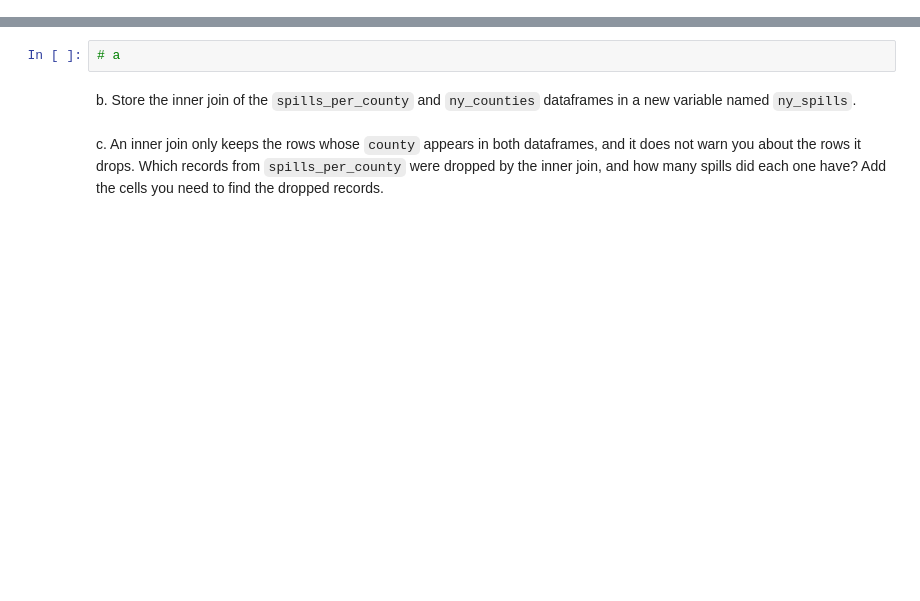
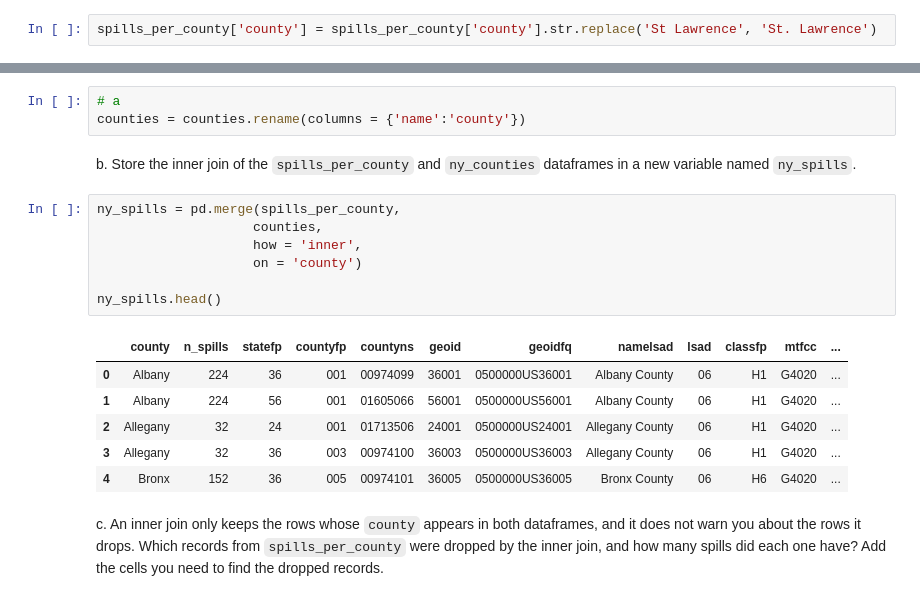
Before and after one commit to veronica-moran/eds220-hwk3, a Jupyter notebook: hwk3-task2-spills.ipynb, the cells around one changed output, grey strips where cells are left out. Saved outputs shown, nothing was run; the diff lists cells and outputs as text; blank space fills up the shorter version.

Commit message:
merged data

```diff
--- a/hwk3-task2-spills.ipynb
+++ b/hwk3-task2-spills.ipynb
@@ -515,3 +567,5 @@ e. What is the number of spills in 'Tuscarora Indian Reservation' and in 'Ononda
 ### 7.B. Data updates
 
 In the next cell, update 'St Lawrence' to 'St. Lawrence' in the `spills_per_county` data frame. Verify the update was successful with an assert test.
+# %%
+spills_per_county['county'] = spills_per_county['county'].str.replace('St Lawrence', 'St. Lawrence')
@@ -524,7 +606,22 @@ a. Use this cell to make any other updates needed for making an inner join of th
 # %%
 # a
+counties = counties.rename(columns = {'name':'county'})
 # %% [markdown]
 b. Store the inner join of the `spills_per_county` and `ny_counties` dataframes in a new variable named `ny_spills`.
+# %%
+ny_spills = pd.merge(spills_per_county,
+                    counties,
+                    how = 'inner',
+                    on = 'county')
+
+ny_spills.head()
+# %% [output]
+|  | county | n_spills | statefp | countyfp | countyns | geoid | geoidfq | namelsad | lsad | classfp | mtfcc | ... |
+| 0 | Albany | 224 | 36 | 001 | 00974099 | 36001 | 0500000US36001 | Albany County | 06 | H1 | G4020 | ... |
+| 1 | Albany | 224 | 56 | 001 | 01605066 | 56001 | 0500000US56001 | Albany County | 06 | H1 | G4020 | ... |
+| 2 | Allegany | 32 | 24 | 001 | 01713506 | 24001 | 0500000US24001 | Allegany County | 06 | H1 | G4020 | ... |
+| 3 | Allegany | 32 | 36 | 003 | 00974100 | 36003 | 0500000US36003 | Allegany County | 06 | H1 | G4020 | ... |
+| 4 | Bronx | 152 | 36 | 005 | 00974101 | 36005 | 0500000US36005 | Bronx County | 06 | H6 | G4020 | ... |
 # %% [markdown]
 <!-- BEGIN QUESTION -->
 
```
Also changed, not shown: parts of 16 cells of this notebook.
